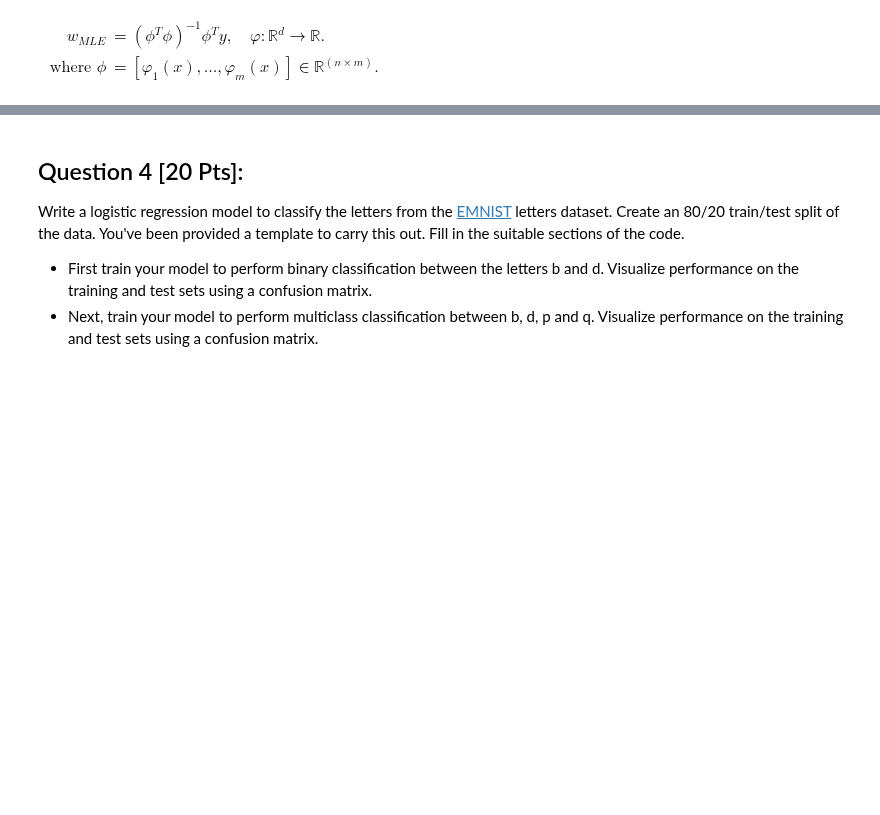
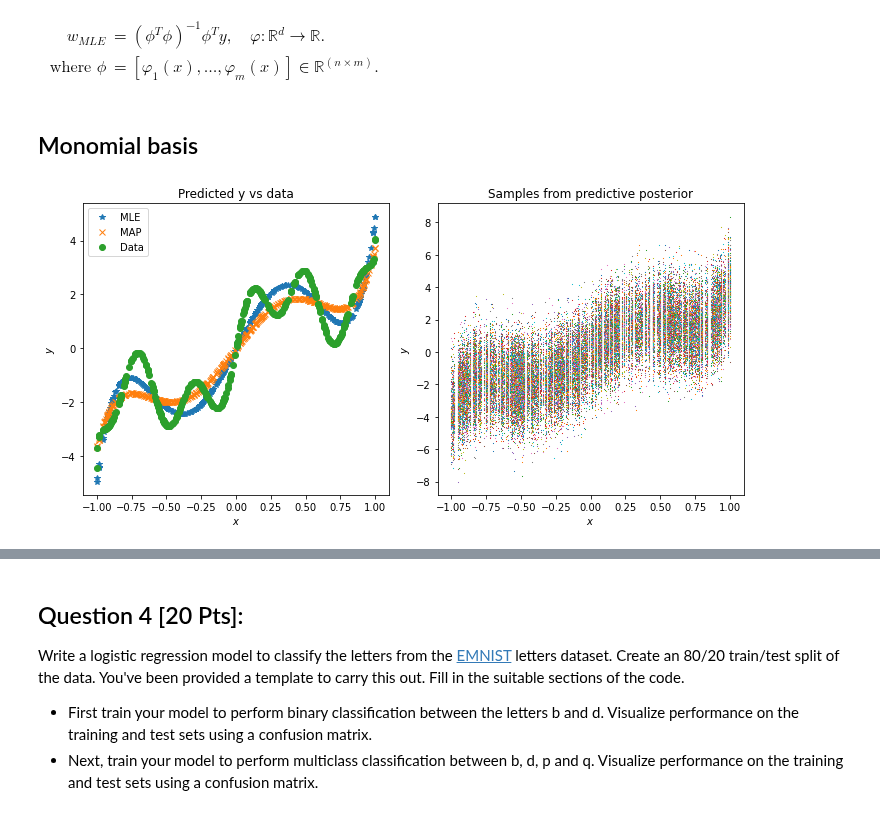
Before and after one commit to notrichardren/ENM5310-Homework, a Jupyter notebook: assn2.ipynb, the cells around one changed output, grey strips where cells are left out. Cells and saved outputs as stored; diff of their text form; code cells hidden in the pictures; blank space fills up the shorter version.

```diff
--- a/assn2.ipynb
+++ b/assn2.ipynb
@@ -224,7 +259,7 @@ import matplotlib.pyplot as pl
 
 # Create a set of 400 noisy observations -> x & y1
 key = jax.random.PRNGKey(42)
-X = jax.random.uniform(key, shape=(400,))
+X = jax.random.uniform(key, shape=(400,), minval = -1.0, maxval = 1.0)
 y = jnp.sin(jnp.pi*X) + jnp.sin(2*jnp.pi*X) + jnp.sin(5*jnp.pi*X)
 
 # Perturb the data with a normal distribution -> y2
@@ -304,0 +398,37 @@ w_MAP, Lambda_inv = model.fit_MAP_mono()
+# %% [markdown]
+## Monomial basis
+# %%
+# Fit MLE and MAP estimates for w
+w_MLE = model.fit_MLE_mono()
+w_MAP, Lambda_inv = model.fit_MAP_mono()
+
+# Draw samples from the predictive posterior
+num_samples = 100
+mean_star, var_star = model.predictive_distribution_mono()
+samples = random.multivariate_normal(key, mean_star.flatten(), var_star, (num_samples,))
+
+# Plot predicted y vs data
+y_pred_MLE = np.matmul(np.vstack((X, np.power(X, 2), np.power(X, 3), np.power(X, 4), np.power(X, 5))).transpose(), w_MLE)
+y_pred_MAP = np.matmul(np.vstack((X, np.power(X, 2), np.power(X, 3), np.power(X, 4), np.power(X, 5))).transpose(), w_MAP)
+plt.figure(1, figsize=(10,5))
+plt.subplot(1, 2, 1)
+plt.plot(X, y_pred_MLE, "*", label = 'MLE')
+plt.plot(X, y_pred_MAP, "x", label = 'MAP')
+plt.plot()
+plt.plot(X,y,'o', label = 'Data')
+plt.legend()
+plt.xlabel('$x$')
+plt.ylabel('$y$')
+plt.title("Predicted y vs data")
+
+# Plot samples from predictive posterior
+plt.subplot(1, 2, 2)
+plt.plot(X, samples.T, "x", markersize=0.5)
+plt.xlabel('$x$')
+plt.ylabel('$y$')
+plt.title("Samples from predictive posterior")
+
+plt.tight_layout()
+plt.show()
+# %% [output]
+[figure, added]
```
Also changed, not shown: parts of 13 cells of this notebook.
